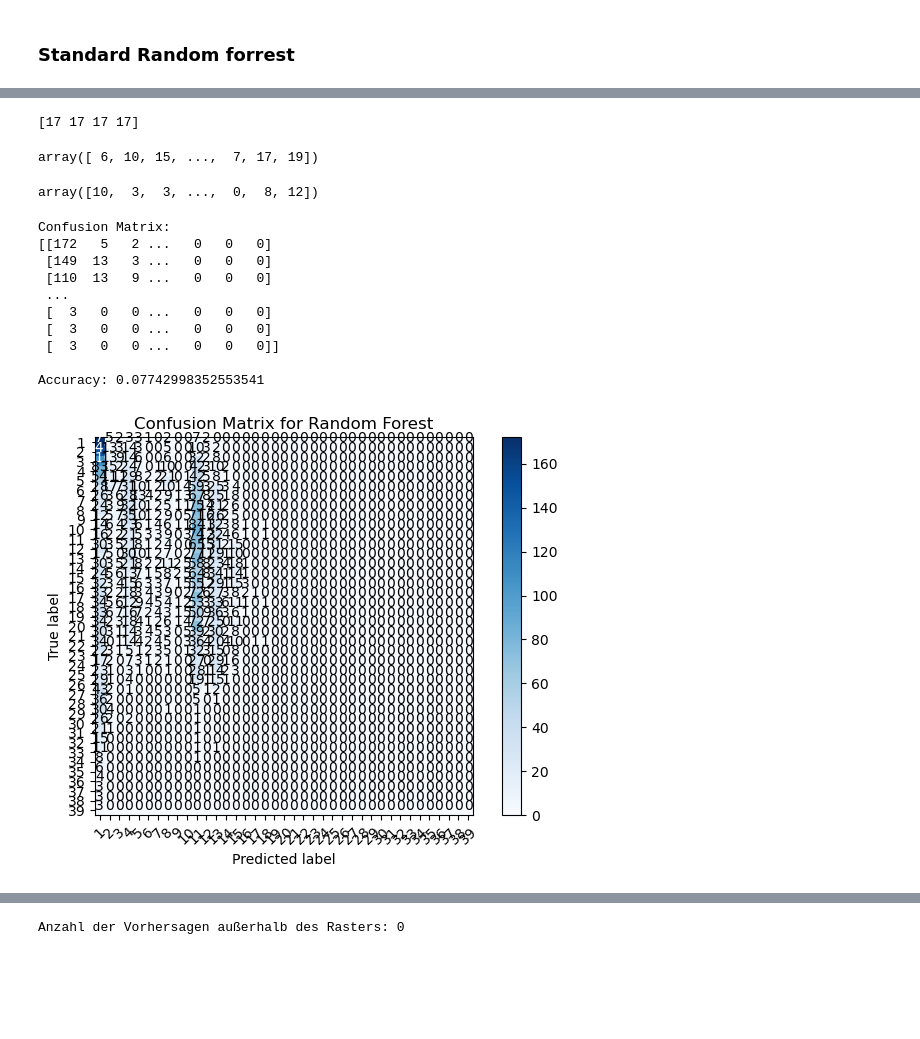
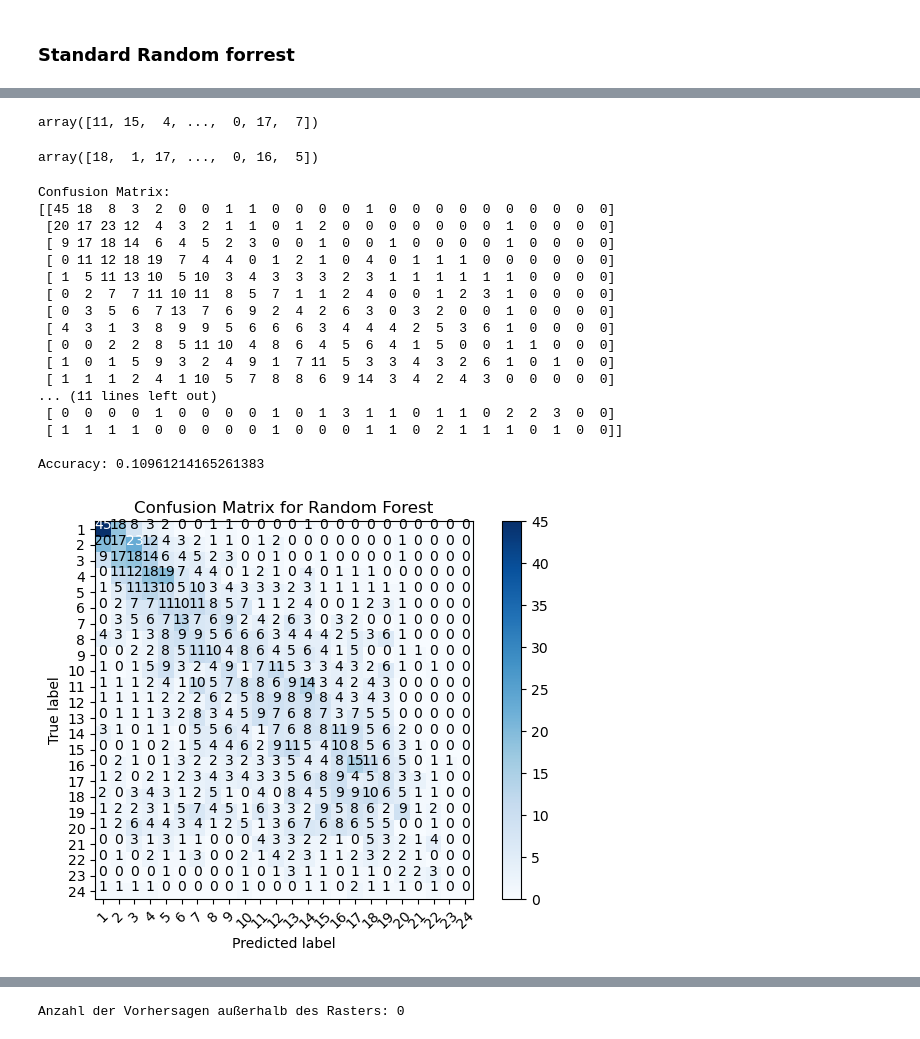
Before and after one commit to fengelnsbauer/ie500-data-mining-group7, a Jupyter notebook: src/model_learning.ipynb, the cells around one changed output, grey strips where cells are left out. Cells and saved outputs as stored; diff of their text form; code cells hidden in the pictures; blank space fills up the shorter version.

```diff
--- a/src/model_learning.ipynb
+++ b/src/model_learning.ipynb
@@ -1939,6 +1733,10 @@ X_test_2003 = X_test_2003.drop(columns=columns_to_drop)
 #droppe bitte alle zeilen von min_pit_stop_duration bis fp3_avg_is_on_fresh_tyres
 X_train_2003 = X_train_2003.drop(columns=X_train_2003.loc[:, 'min_pit_stop_duration':'fp3_avg_is_on_fresh_tyres'].columns)
 X_test_2003 = X_test_2003.drop(columns=X_test_2003.loc[:, 'min_pit_stop_duration':'fp3_avg_is_on_fresh_tyres'].columns)
+# %%
+# Drop the 'driver_nationality' column from both train and test datasets
+X_train_2003 = X_train_2003.drop(columns=['driver_nationality'])
+X_test_2003 = X_test_2003.drop(columns=['driver_nationality'])
 # %% [markdown]
 ### Calculate Driver Age
 # %%
@@ -2156,8 +1954,3 @@ X_test_2003_scaled = min_max_scaler.transform(X_test_2003)
 # Füge die max_drivers-Spalte wieder hinzu
 X_train_2003 = np.hstack((X_train_2003_scaled, max_drivers_train))
 X_test_2003 = np.hstack((X_test_2003_scaled, max_drivers_test))
-# %%
-from sklearn.preprocessing import MinMaxScaler, StandardScaler
-min_max_scaler = MinMaxScaler()
-X_train_2003 = min_max_scaler.fit_transform(X_train_2003)
-X_test_2003 = min_max_scaler.transform(X_test_2003)
@@ -2233,14 +2021,18 @@ rsh_rf_2003 = HalvingRandomSearchCV(
     param_distributions=param_dist_rf,
     factor=2,
     random_state=42,
-    cv=kf
+    cv=kf,
+    scoring='neg_mean_squared_error'
 )
 
 rsh_rf_2003.fit(X_train_2003, y_train_2003)
 
 # Beste Parameter und Score
+
+# Beste Hyperparameter und Score
+
 print("Beste Parameter für Random Forest:", rsh_rf_2003.best_params_)
-print("Bester Score für Random Forest:", rsh_rf_2003.best_score_)
+print("Bester Score für Random Forest:", sqrt(-rsh_rf_2003.best_score_))
 
 # Vorhersagen und Bewertung
 X_rf_sh_pred_2003 = rsh_rf_2003.predict(X_test_2003)
@@ -2391,10 +2151,0 @@ Möglichkeiten:
-# %%
-# Fitte den LabelEncoder auf die kombinierten Trainings- und Testdaten
-from sklearn.preprocessing import LabelEncoder
-label_encoder = LabelEncoder()
-y_combined = np.concatenate((y_train_2003, y_test_2003))
-label_encoder.fit(y_combined)
-
-# Transformiere die Trainings- und Testdaten
-y_train_2003 = label_encoder.transform(y_train_2003)
-y_test_2003 = label_encoder.transform(y_test_2003)
@@ -2681,11 +2357,3 @@ Root Mean Squared Error: 6.334768039620345
-# %%
-# Zeige alle Werte in X_rf_pred_1950 mit einem Wert von über 18
-values_over_18 = X_rf_pred_2003[X_rf_pred_2003 > 17]
-print(values_over_18)
-
-#Das Modell predicted nur Werte von 1-17...
-# %% [output]
-[17 17 17 17]
 # %%
 import itertools
 import numpy as np
@@ -2697,17 +2365,17 @@ import matplotlib.pyplot as plt
 from sklearn.metrics import confusion_matrix
 from sklearn.metrics import accuracy_score
 
-display(y_test_1950)
-display(X_rf_pred_1950)
+display(y_test_2003)
+display(X_rf_sh_pred_2003)
 
 print("Confusion Matrix:")
-print(confusion_matrix(y_test_1950, X_rf_pred_1950))
+print(confusion_matrix(y_test_2003, X_rf_sh_pred_2003))
 print()
 
-print("Accuracy: {}".format(accuracy_score(y_test_1950, X_rf_pred_1950)))
+print("Accuracy: {}".format(accuracy_score(y_test_2003, X_rf_sh_pred_2003)))
 
 # Compute confusion matrix
-cm = confusion_matrix(y_test_1950, X_rf_pred_1950)
+cm = confusion_matrix(y_test_2003, X_rf_sh_pred_2003)
 
 # Plot confusion matrix
 def plot_confusion_matrix(cm, classes, normalize=False, title='Confusion matrix', cmap=plt.cm.Blues):
@@ -2716,41 +2384,48 @@ def plot_confusion_matrix(cm, classes, normalize=False, title='Confusion matrix'
     Normalization can be applied by setting `normalize=True`.
     """
     if normalize:
         cm = cm.astype('float') / cm.sum(axis=1)[:, np.newaxis]
 
     plt.imshow(cm, interpolation='nearest', cmap=cmap)
     plt.title(title)
     plt.colorbar()
     tick_marks = np.arange(len(classes))
     plt.xticks(tick_marks, classes, rotation=45)
     plt.yticks(tick_marks, classes)
 
     fmt = '.2f' if normalize else 'd'
     thresh = cm.max() / 2.
     for i, j in itertools.product(range(cm.shape[0]), range(cm.shape[1])):
         plt.text(j, i, format(cm[i, j], fmt),
                  horizontalalignment="center",
                  color="white" if cm[i, j] > thresh else "black")
 
     plt.ylabel('True label')
     plt.xlabel('Predicted label')
     plt.tight_layout()
 
 # Plot the confusion matrix
 class_names = label_encoder.classes_
 plot_confusion_matrix(cm, classes=class_names, title='Confusion Matrix for Random Forest')
 plt.show()
 # %% [output]
-array([ 6, 10, 15, ...,  7, 17, 19])
+array([11, 15,  4, ...,  0, 17,  7])
-array([10,  3,  3, ...,  0,  8, 12])
+array([18,  1, 17, ...,  0, 16,  5])
 Confusion Matrix:
-[[172   5   2 ...   0   0   0]
- [149  13   3 ...   0   0   0]
- [110  13   9 ...   0   0   0]
- ...
- [  3   0   0 ...   0   0   0]
- [  3   0   0 ...   0   0   0]
- [  3   0   0 ...   0   0   0]]
+[[45 18  8  3  2  0  0  1  1  0  0  0  0  1  0  0  0  0  0  0  0  0  0  0]
+ [20 17 23 12  4  3  2  1  1  0  1  2  0  0  0  0  0  0  0  1  0  0  0  0]
+ [ 9 17 18 14  6  4  5  2  3  0  0  1  0  0  1  0  0  0  0  1  0  0  0  0]
+ [ 0 11 12 18 19  7  4  4  0  1  2  1  0  4  0  1  1  1  0  0  0  0  0  0]
+ [ 1  5 11 13 10  5 10  3  4  3  3  3  2  3  1  1  1  1  1  1  0  0  0  0]
+ [ 0  2  7  7 11 10 11  8  5  7  1  1  2  4  0  0  1  2  3  1  0  0  0  0]
+ [ 0  3  5  6  7 13  7  6  9  2  4  2  6  3  0  3  2  0  0  1  0  0  0  0]
+ [ 4  3  1  3  8  9  9  5  6  6  6  3  4  4  4  2  5  3  6  1  0  0  0  0]
+ [ 0  0  2  2  8  5 11 10  4  8  6  4  5  6  4  1  5  0  0  1  1  0  0  0]
+ [ 1  0  1  5  9  3  2  4  9  1  7 11  5  3  3  4  3  2  6  1  0  1  0  0]
+ [ 1  1  1  2  4  1 10  5  7  8  8  6  9 14  3  4  2  4  3  0  0  0  0  0]
+... (11 lines left out)
+ [ 0  0  0  0  1  0  0  0  0  1  0  1  3  1  1  0  1  1  0  2  2  3  0  0]
+ [ 1  1  1  1  0  0  0  0  0  1  0  0  0  1  1  0  2  1  1  1  0  1  0  0]]
 
-Accuracy: 0.07742998352553541
+Accuracy: 0.10961214165261383
-[figure, old version]
+[figure, new version]
```
Also changed, not shown: parts of 235 cells of this notebook.
